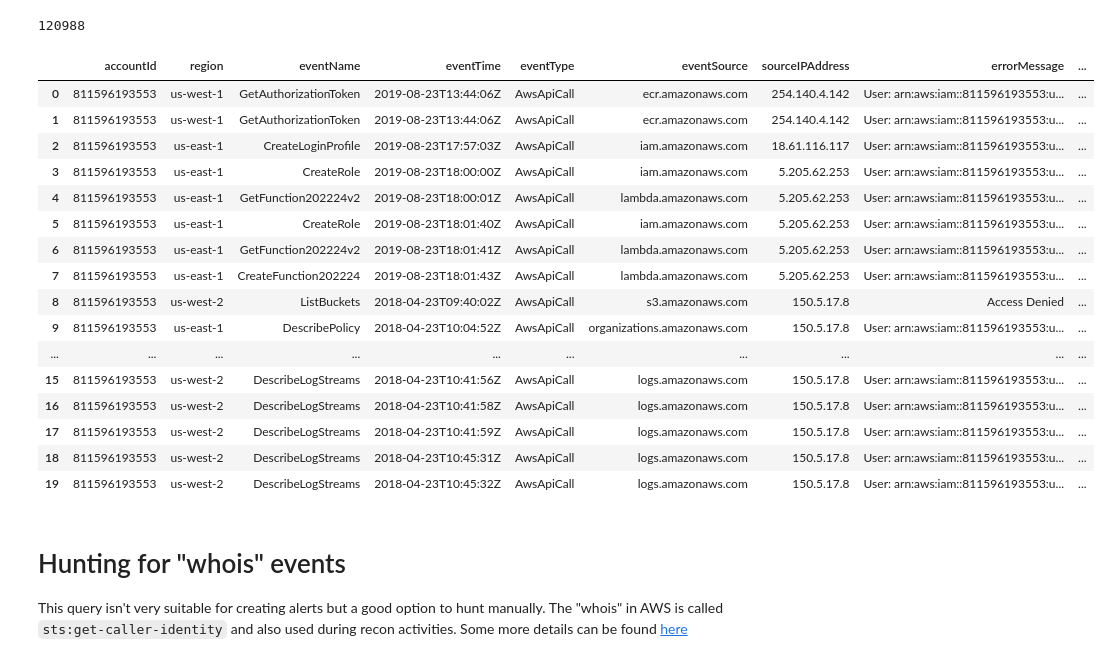
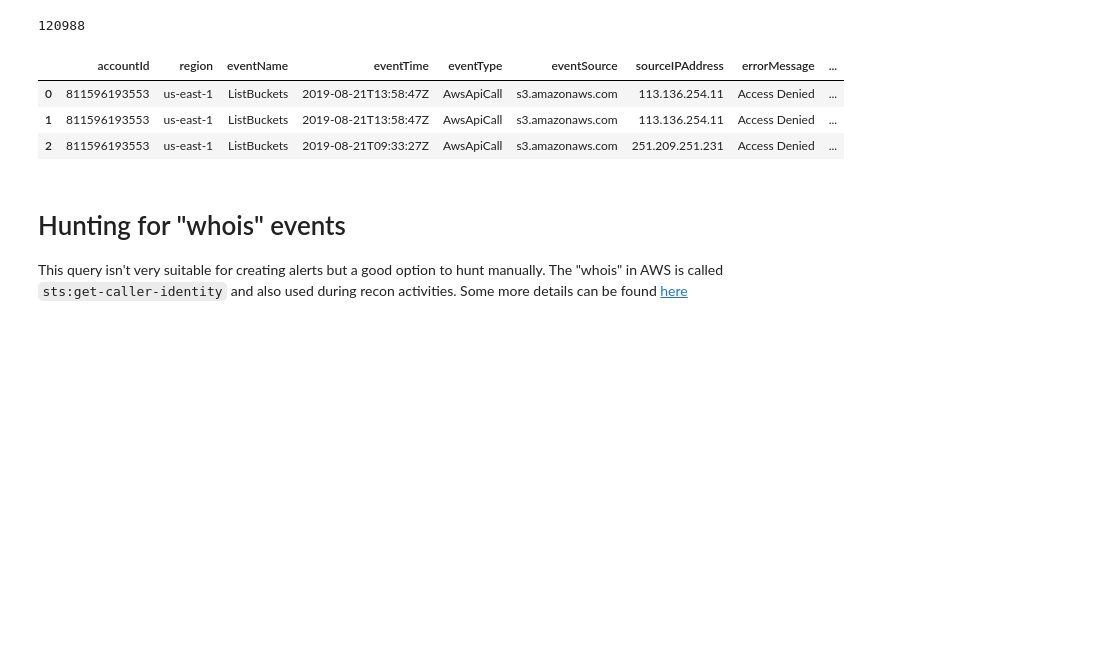
Before and after one commit to BenjiTrapp/aws-threat-hunting, a Jupyter notebook: cloudtrail/hunting-cloudtrail-flaws-cloud.ipynb, the cells around one changed output. Cells and saved outputs as stored; diff of their text form; code cells hidden in the pictures; blank space fills up the shorter version.

Commit message:
Updated queries and removed outdated functions

```diff
--- a/cloudtrail/hunting-cloudtrail-flaws-cloud.ipynb
+++ b/cloudtrail/hunting-cloudtrail-flaws-cloud.ipynb
@@ -124,7 +130,7 @@ print(len(pentester_activities))
 # %%
 from pprint import pprint
 
-for event in  cleaned_events[:10]:
+for event in  cleaned_events[:3]:
     pprint(event)
 # %% [output]
 {'accountId': '811596193553',
@@ -310,25 +307,12 @@ print(len(unauthed_actions))
 # %% [output]
 120988
 # %%
-pd.read_json(json.dumps(unauthed_actions)).head(20).style
+pd.read_json(StringIO(json.dumps(unauthed_actions)))[:3].style
 # %% [output]
 |  | accountId | region | eventName | eventTime | eventType | eventSource | sourceIPAddress | errorMessage | ... |
-| 0 | 811596193553 | us-west-1 | GetAuthorizationToken | 2019-08-23T13:44:06Z | AwsApiCall | ecr.amazonaws.com | 254.140.4.142 | User: arn:aws:iam::811596193553:u... | ... |
-| 1 | 811596193553 | us-west-1 | GetAuthorizationToken | 2019-08-23T13:44:06Z | AwsApiCall | ecr.amazonaws.com | 254.140.4.142 | User: arn:aws:iam::811596193553:u... | ... |
-| 2 | 811596193553 | us-east-1 | CreateLoginProfile | 2019-08-23T17:57:03Z | AwsApiCall | iam.amazonaws.com | 18.61.116.117 | User: arn:aws:iam::811596193553:u... | ... |
-| 3 | 811596193553 | us-east-1 | CreateRole | 2019-08-23T18:00:00Z | AwsApiCall | iam.amazonaws.com | 5.205.62.253 | User: arn:aws:iam::811596193553:u... | ... |
-| 4 | 811596193553 | us-east-1 | GetFunction202224v2 | 2019-08-23T18:00:01Z | AwsApiCall | lambda.amazonaws.com | 5.205.62.253 | User: arn:aws:iam::811596193553:u... | ... |
-| 5 | 811596193553 | us-east-1 | CreateRole | 2019-08-23T18:01:40Z | AwsApiCall | iam.amazonaws.com | 5.205.62.253 | User: arn:aws:iam::811596193553:u... | ... |
-| 6 | 811596193553 | us-east-1 | GetFunction202224v2 | 2019-08-23T18:01:41Z | AwsApiCall | lambda.amazonaws.com | 5.205.62.253 | User: arn:aws:iam::811596193553:u... | ... |
-| 7 | 811596193553 | us-east-1 | CreateFunction202224 | 2019-08-23T18:01:43Z | AwsApiCall | lambda.amazonaws.com | 5.205.62.253 | User: arn:aws:iam::811596193553:u... | ... |
-| 8 | 811596193553 | us-west-2 | ListBuckets | 2018-04-23T09:40:02Z | AwsApiCall | s3.amazonaws.com | 150.5.17.8 | Access Denied | ... |
-| 9 | 811596193553 | us-east-1 | DescribePolicy | 2018-04-23T10:04:52Z | AwsApiCall | organizations.amazonaws.com | 150.5.17.8 | User: arn:aws:iam::811596193553:u... | ... |
-| ... | ... | ... | ... | ... | ... | ... | ... | ... | ... |
-| 15 | 811596193553 | us-west-2 | DescribeLogStreams | 2018-04-23T10:41:56Z | AwsApiCall | logs.amazonaws.com | 150.5.17.8 | User: arn:aws:iam::811596193553:u... | ... |
-| 16 | 811596193553 | us-west-2 | DescribeLogStreams | 2018-04-23T10:41:58Z | AwsApiCall | logs.amazonaws.com | 150.5.17.8 | User: arn:aws:iam::811596193553:u... | ... |
-| 17 | 811596193553 | us-west-2 | DescribeLogStreams | 2018-04-23T10:41:59Z | AwsApiCall | logs.amazonaws.com | 150.5.17.8 | User: arn:aws:iam::811596193553:u... | ... |
-| 18 | 811596193553 | us-west-2 | DescribeLogStreams | 2018-04-23T10:45:31Z | AwsApiCall | logs.amazonaws.com | 150.5.17.8 | User: arn:aws:iam::811596193553:u... | ... |
-| 19 | 811596193553 | us-west-2 | DescribeLogStreams | 2018-04-23T10:45:32Z | AwsApiCall | logs.amazonaws.com | 150.5.17.8 | User: arn:aws:iam::811596193553:u... | ... |
+| 0 | 811596193553 | us-east-1 | ListBuckets | 2019-08-21T13:58:47Z | AwsApiCall | s3.amazonaws.com | 113.136.254.11 | Access Denied | ... |
+| 1 | 811596193553 | us-east-1 | ListBuckets | 2019-08-21T13:58:47Z | AwsApiCall | s3.amazonaws.com | 113.136.254.11 | Access Denied | ... |
+| 2 | 811596193553 | us-east-1 | ListBuckets | 2019-08-21T09:33:27Z | AwsApiCall | s3.amazonaws.com | 251.209.251.231 | Access Denied | ... |
 # %% [markdown]
 # Hunting for "whois" events
 
```
Also changed, not shown: parts of 18 cells of this notebook.
